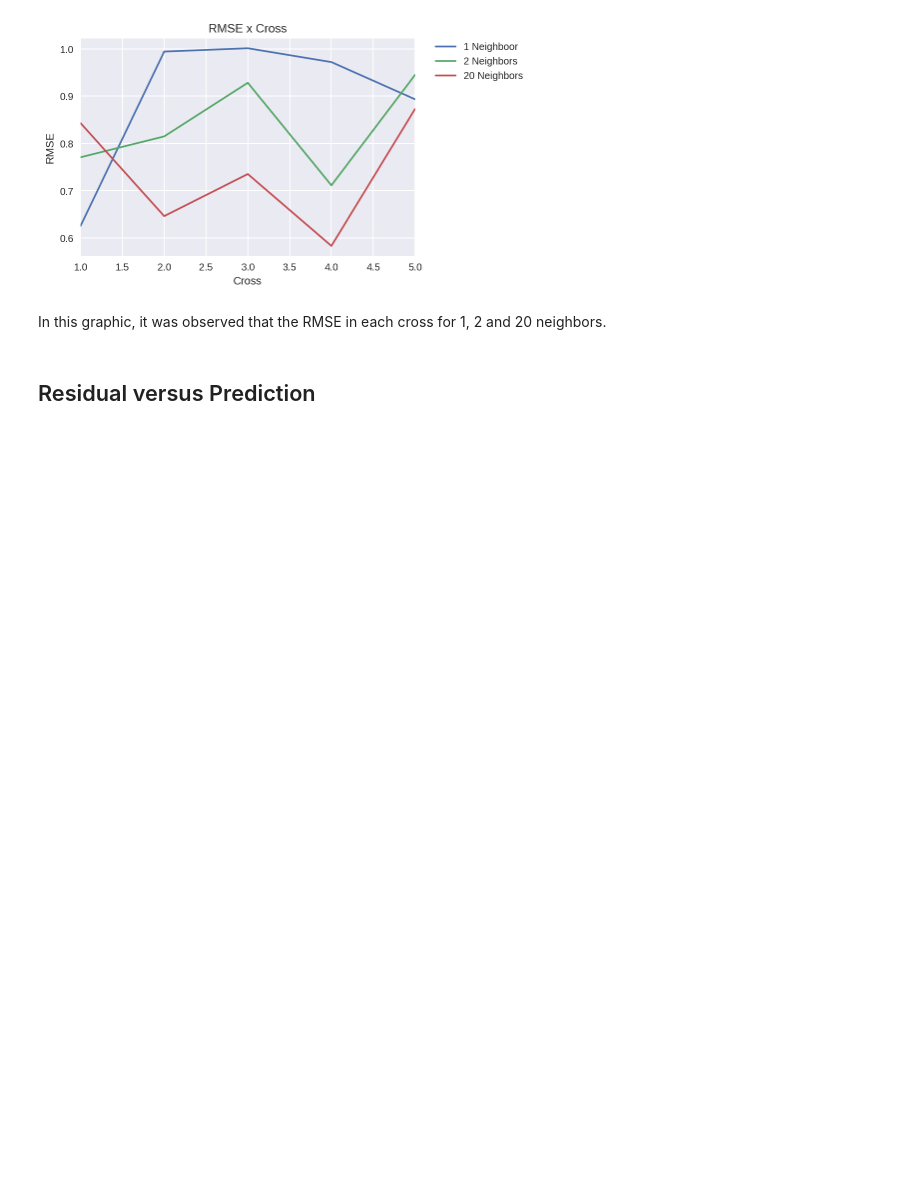
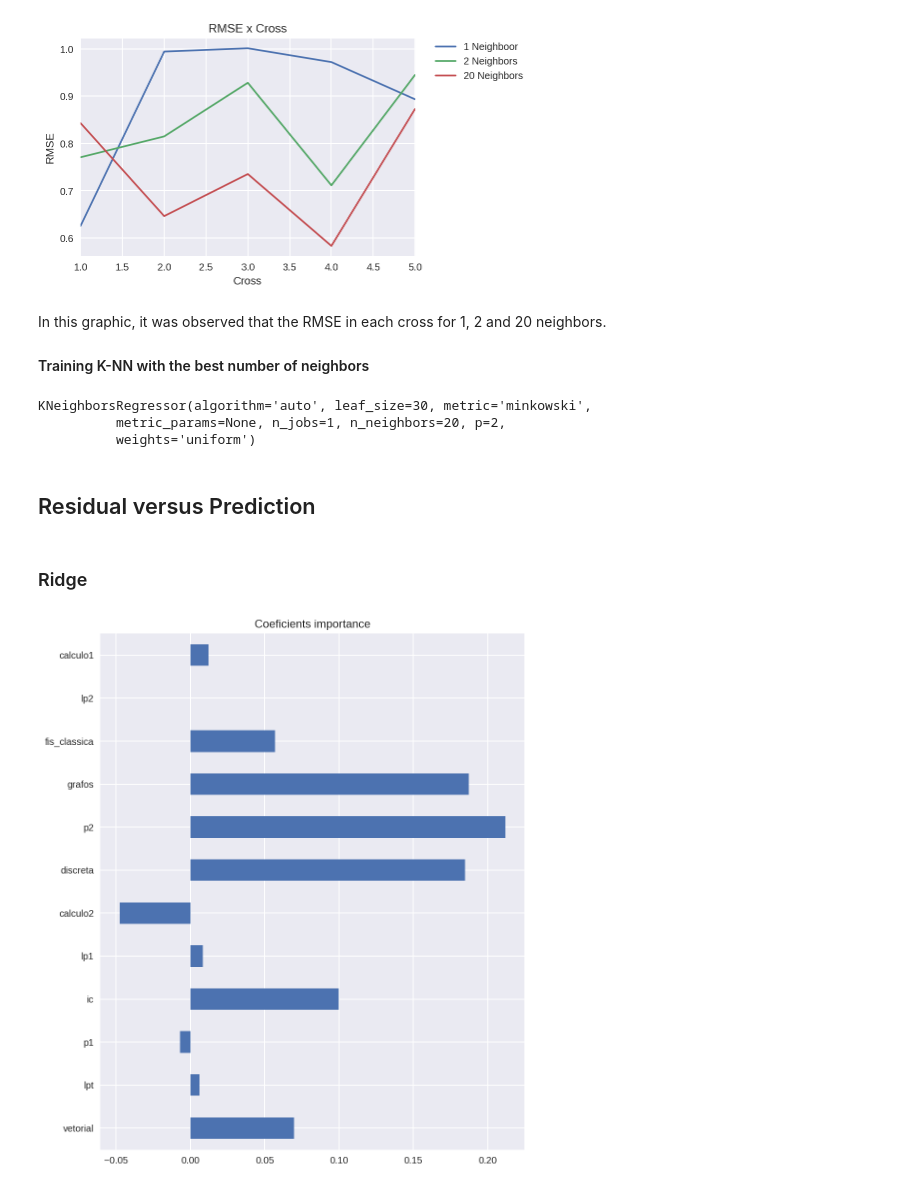
Before and after one commit to italoPontes/Machine-learning, a Jupyter notebook: Tarefas/Predicao-de-CRA-com-Regressao/Task 03.ipynb, the cells around one changed output. Drawn from its saved outputs; the diff is of its cells as text; code cells hidden in the pictures; blank space fills up the shorter version.

```diff
--- a/Tarefas/Predicao-de-CRA-com-Regressao/Task 03.ipynb
+++ b/Tarefas/Predicao-de-CRA-com-Regressao/Task 03.ipynb
@@ -292,5 +292,26 @@ plot_graphic(small_rmse_knn, seq, "RMSE x Cross", "Cross", "RMSE", "{0} Neighbor
 [figure]
 # %% [markdown]
 In this graphic, it was observed that the RMSE in each cross for 1, 2 and 20 neighbors.
+
+#### Training K-NN with the best number of neighbors
+# %%
+neigh = KNeighborsRegressor(n_neighbors=small_neighbor_knn)
+neigh.fit(H, y)
+# %% [output]
+KNeighborsRegressor(algorithm='auto', leaf_size=30, metric='minkowski',
+          metric_params=None, n_jobs=1, n_neighbors=20, p=2,
+          weights='uniform')
 # %% [markdown]
 ## Residual versus Prediction
+# %% [markdown]
+### Ridge
+# %%
+def plot_coeficients(values, names):
+    coef = pd.Series(values, index = names)
+    matplotlib.rcParams['figure.figsize'] = (8.0, 10.0)
+    coef_r.plot(kind = "barh")
+    plt.title("Coeficients importance")
+
+plot_coeficients(ridge_adjusted.coef_, H.columns)
+# %% [output]
+[figure, added]
```
Also changed, not shown: parts of 8 cells of this notebook.
